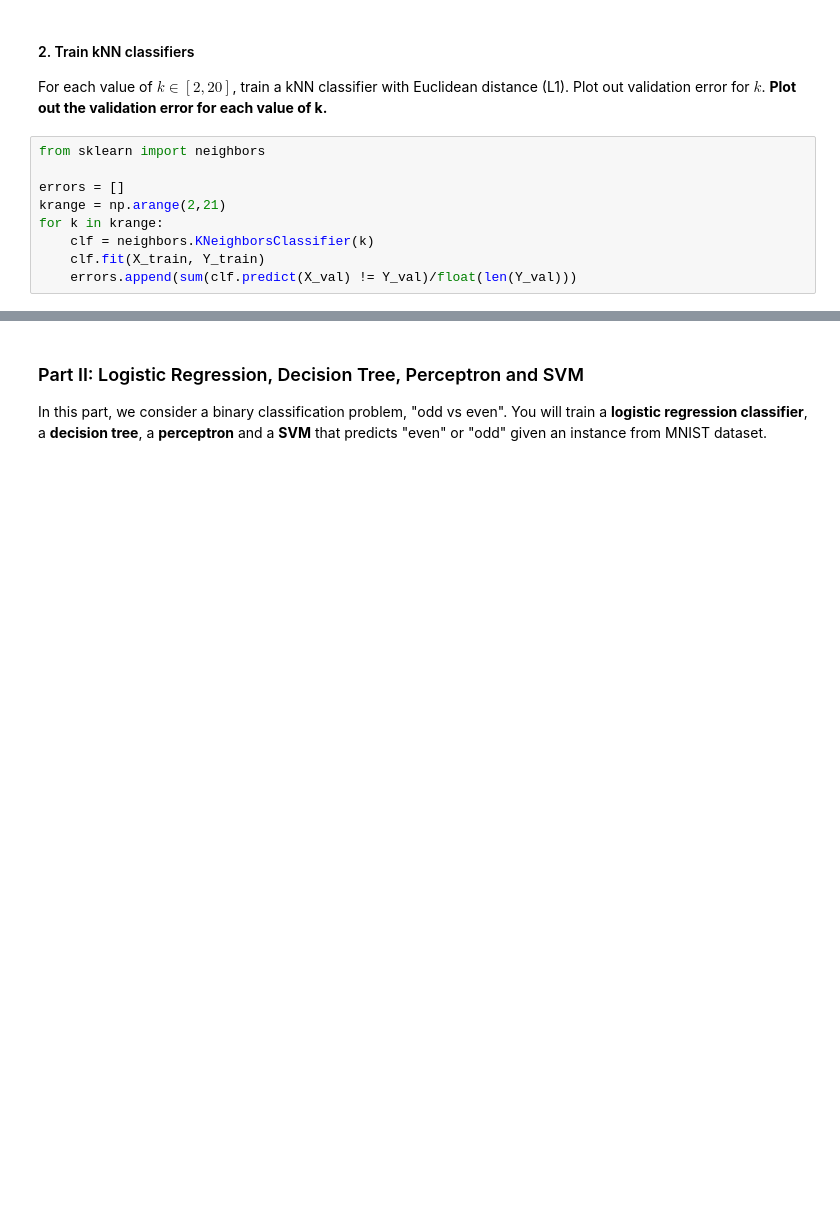
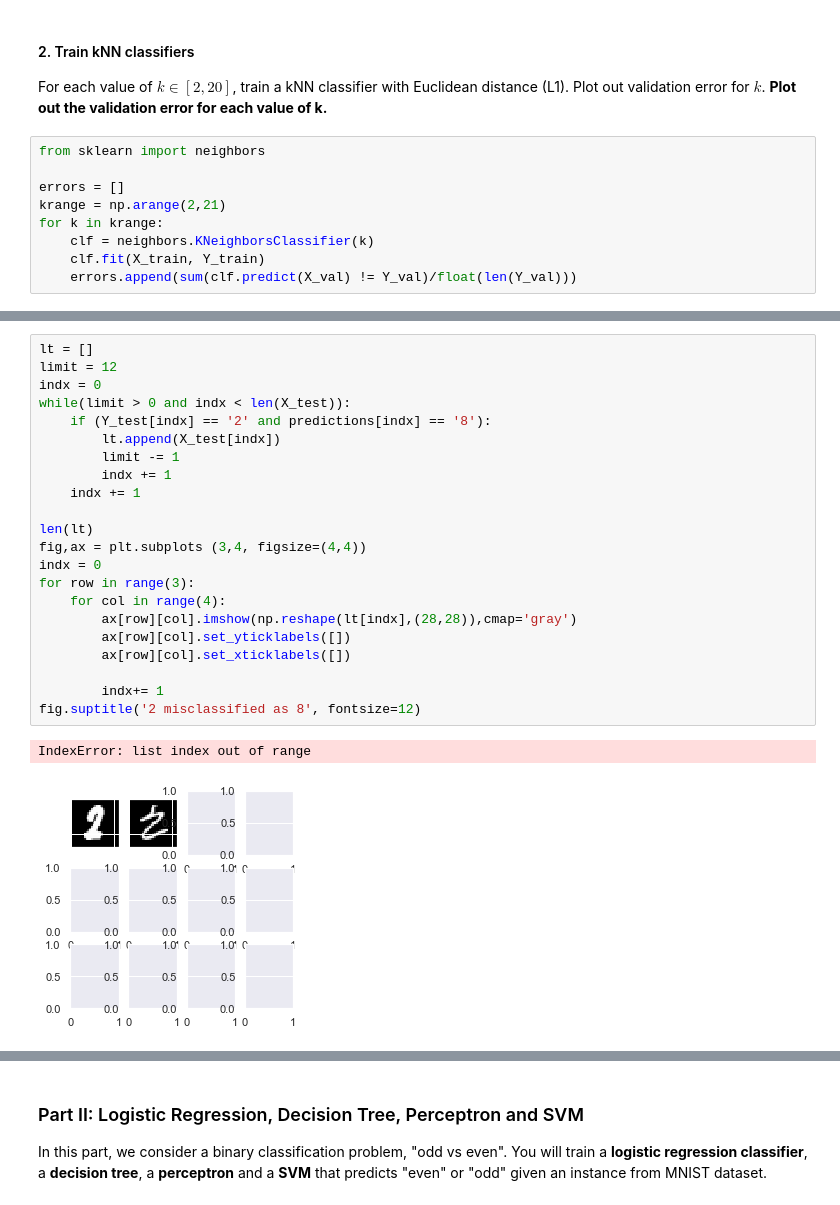
Before and after one commit to jarhan/data-mining, a Jupyter notebook: p2-handout/Project2A-MNIST.ipynb, the cells around one changed output, grey strips where cells are left out. Saved outputs shown, nothing was run; the diff lists cells and outputs as text; blank space fills up the shorter version.

```diff
--- a/p2-handout/Project2A-MNIST.ipynb
+++ b/p2-handout/Project2A-MNIST.ipynb
@@ -109,3 +141,28 @@ Choose the classifier with lowest validation error from previous part. Calculate
+# %%
+lt = []
+limit = 12
+indx = 0
+while(limit > 0 and indx < len(X_test)):
+    if (Y_test[indx] == '2' and predictions[indx] == '8'):
+        lt.append(X_test[indx])
+        limit -= 1
+        indx += 1
+    indx += 1
+
+len(lt)
+fig,ax = plt.subplots (3,4, figsize=(4,4))
+indx = 0
+for row in range(3):
+    for col in range(4):
+        ax[row][col].imshow(np.reshape(lt[indx],(28,28)),cmap='gray')
+        ax[row][col].set_yticklabels([])
+        ax[row][col].set_xticklabels([])
+
+        indx+= 1
+fig.suptitle('2 misclassified as 8', fontsize=12)
+# %% [output]
+IndexError: list index out of range
+[figure, added]
 # %% [markdown]
 Also, show example images of **mistakes** your classifier made.
 
```
Also changed, not shown: parts of 12 cells of this notebook.
